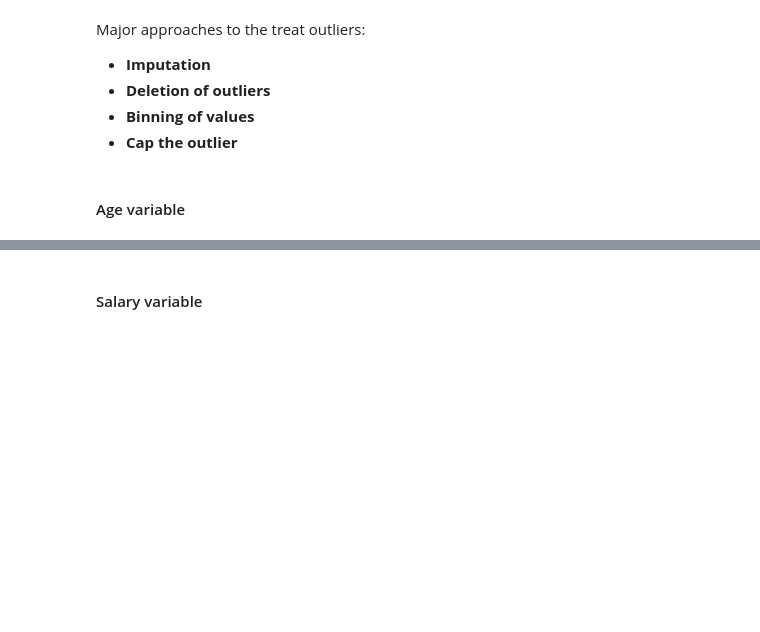
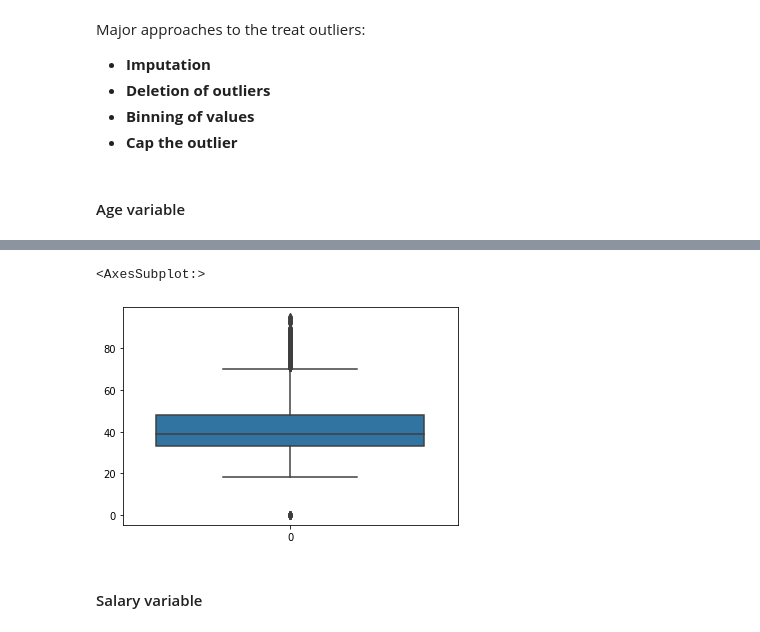
Before and after one commit to ameyabits/EDA, a Jupyter notebook: Banking_Analysis/Banking_Telemarketing_Analysis/Src/Notebooks/Bank Telemarketing/bank.ipynb, the cells around one changed output, grey strips where cells are left out. Drawn from its saved outputs; the diff is of its cells as text; code cells hidden in the pictures; blank space fills up the shorter version.

```diff
--- a/Banking_Analysis/Banking_Telemarketing_Analysis/Src/Notebooks/Bank Telemarketing/bank.ipynb
+++ b/Banking_Analysis/Banking_Telemarketing_Analysis/Src/Notebooks/Bank Telemarketing/bank.ipynb
@@ -320,5 +347,9 @@ Major approaches to the treat outliers:
 # %%
 #plot the boxplot of age variable.
+sns.boxplot(data=bankdfcopy.age)
+# %% [output]
+<AxesSubplot:>
+[figure, added]
 # %% [markdown]
 #### Salary variable
 # %%
```
Also changed, not shown: parts of 16 cells of this notebook.
